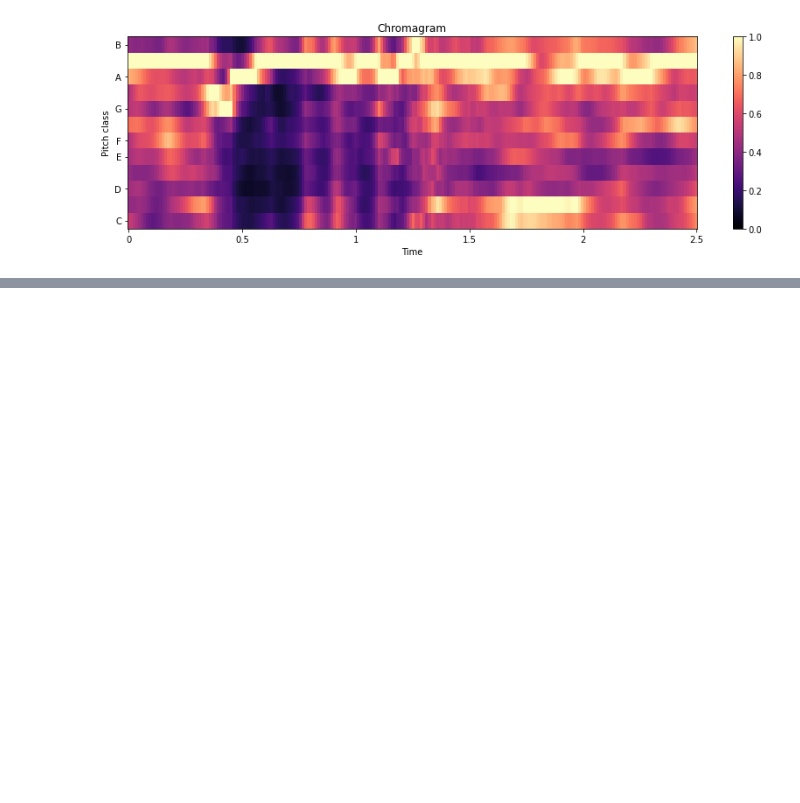
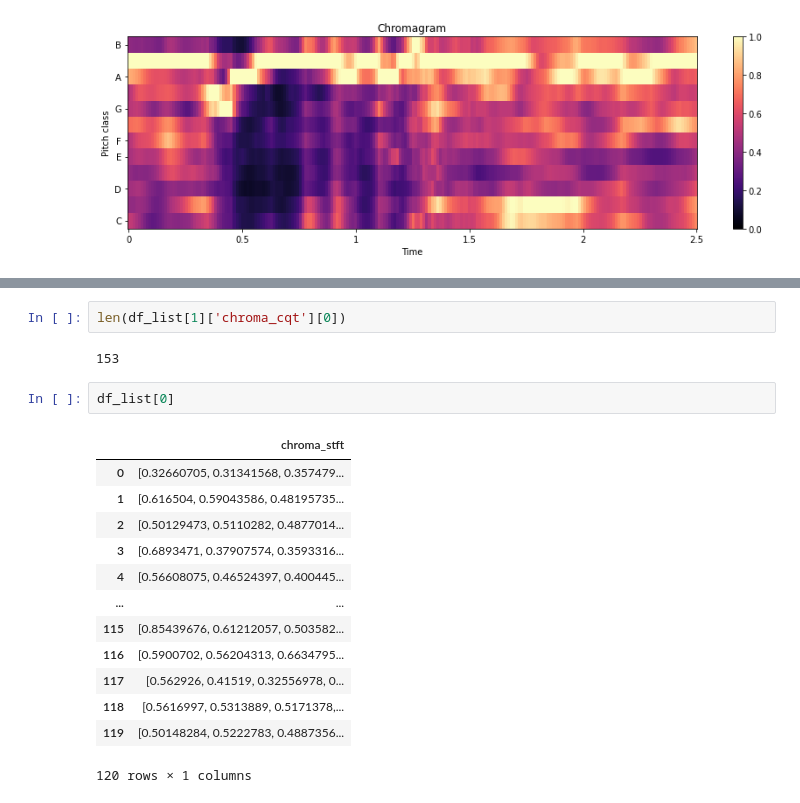
Before and after one commit to geowilso/speech-emotion-recognition, a Jupyter notebook: notebooks/geowilso_data_exploration.ipynb, the cells around one changed output, grey strips where cells are left out. Cells and saved outputs as stored; diff of their text form; blank space fills up the shorter version.

```diff
--- a/notebooks/geowilso_data_exploration.ipynb
+++ b/notebooks/geowilso_data_exploration.ipynb
@@ -185,0 +264,20 @@ plt.tight_layout()
+# %%
+len(df_list[1]['chroma_cqt'][0])
+# %% [output]
+153
+# %%
+df_list[0]
+# %% [output]
+|  | chroma_stft |
+| 0 | [0.32660705, 0.31341568, 0.357479... |
+| 1 | [0.616504, 0.59043586, 0.48195735... |
+| 2 | [0.50129473, 0.5110282, 0.4877014... |
+| 3 | [0.6893471, 0.37907574, 0.3593316... |
+| 4 | [0.56608075, 0.46524397, 0.400445... |
+| ... | ... |
+| 115 | [0.85439676, 0.61212057, 0.503582... |
+| 116 | [0.5900702, 0.56204313, 0.6634795... |
+| 117 | [0.562926, 0.41519, 0.32556978, 0... |
+| 118 | [0.5616997, 0.5313889, 0.5171378,... |
+| 119 | [0.50148284, 0.5222783, 0.4887356... |
+120 rows × 1 columns
```
Also changed, not shown: parts of 13 cells of this notebook, 1 other file.
